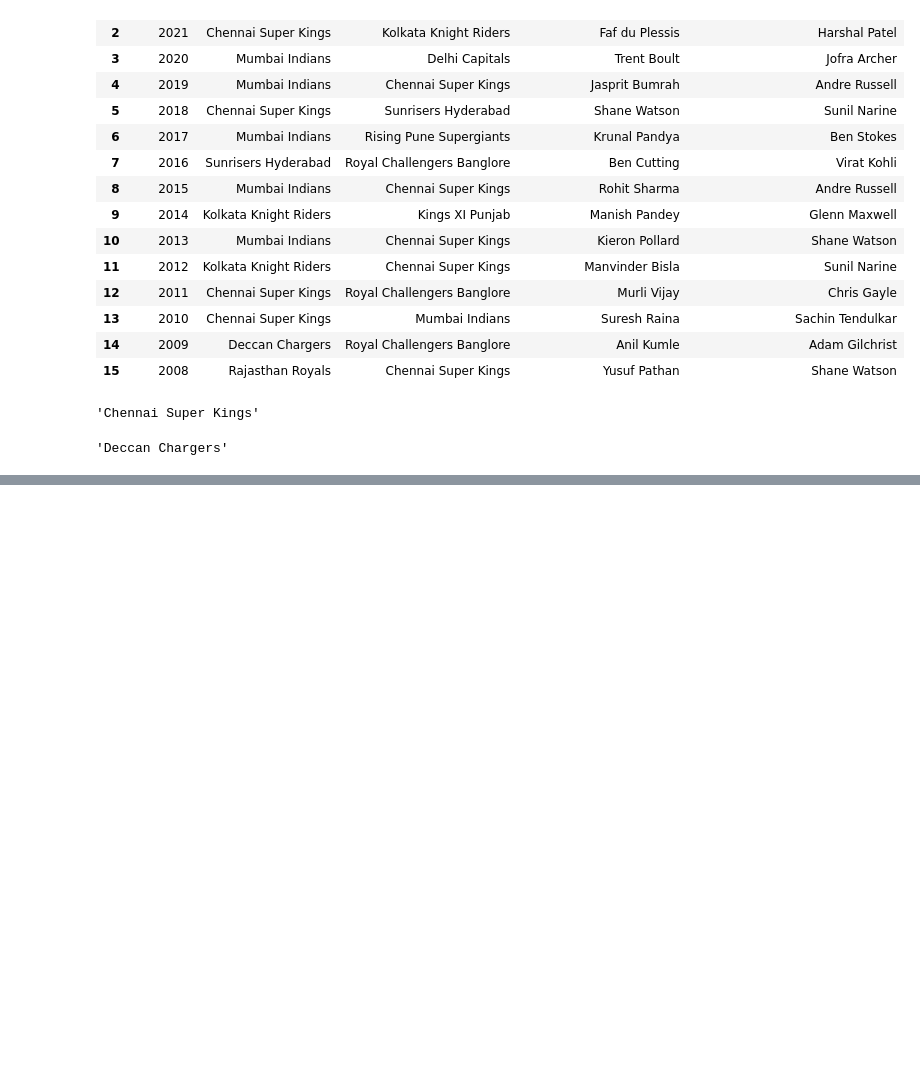
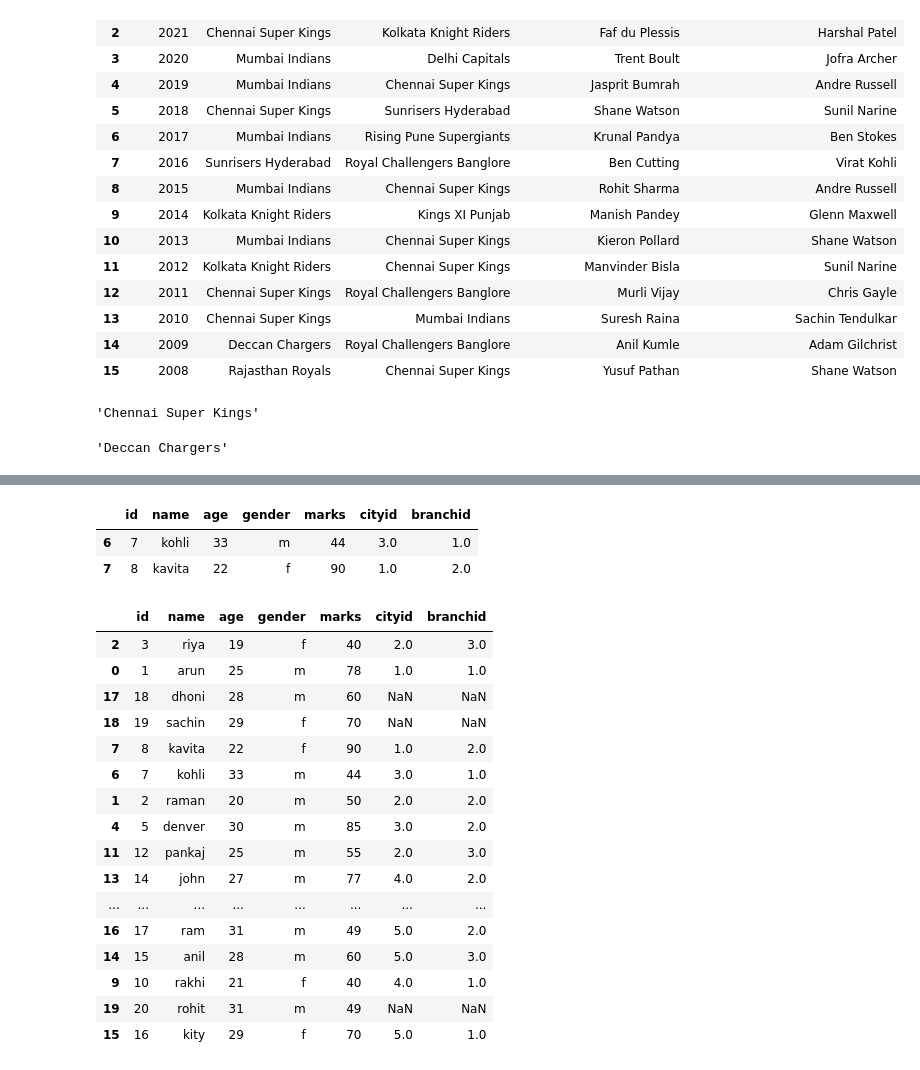
Before and after one commit to abhishekmorya1/DataScience, a Jupyter notebook: Prime/Pandas/pandas.ipynb, the cells around one changed output, grey strips where cells are left out. Saved outputs shown, nothing was run; the diff lists cells and outputs as text; code cells hidden in the pictures; blank space fills up the shorter version.

```diff
--- a/Prime/Pandas/pandas.ipynb
+++ b/Prime/Pandas/pandas.ipynb
@@ -167,0 +497,39 @@ df2["WINNER"][14]
+# %%
+data.sample(frac = .10)
+
+# The frac parameter specifies the fraction (percentage) of rows to return.
+# means 10% of the total rows.
+
+# Every time you run the code, you may get different rows because they are selected randomly.
+# %% [output]
+|  | id | name | age | gender | marks | cityid | branchid |
+| 6 | 7 | kohli | 33 | m | 44 | 3.0 | 1.0 |
+| 7 | 8 | kavita | 22 | f | 90 | 1.0 | 2.0 |
+# %%
+data.sample(frac = 1)
+
+# Return all rows in random order
+
+# | Method                   | Meaning                             |
+# | ------------------------ | ----------------------------------- |
+# | `data.sample(n=5)`       | Return exactly **5 random rows**    |
+# | `data.sample(frac=0.10)` | Return **10% of the total rows**    |
+# | `data.sample(frac=1)`    | Return **all rows** in random order |
+# %% [output]
+|  | id | name | age | gender | marks | cityid | branchid |
+| 2 | 3 | riya | 19 | f | 40 | 2.0 | 3.0 |
+| 0 | 1 | arun | 25 | m | 78 | 1.0 | 1.0 |
+| 17 | 18 | dhoni | 28 | m | 60 | NaN | NaN |
+| 18 | 19 | sachin | 29 | f | 70 | NaN | NaN |
+| 7 | 8 | kavita | 22 | f | 90 | 1.0 | 2.0 |
+| 6 | 7 | kohli | 33 | m | 44 | 3.0 | 1.0 |
+| 1 | 2 | raman | 20 | m | 50 | 2.0 | 2.0 |
+| 4 | 5 | denver | 30 | m | 85 | 3.0 | 2.0 |
+| 11 | 12 | pankaj | 25 | m | 55 | 2.0 | 3.0 |
+| 13 | 14 | john | 27 | m | 77 | 4.0 | 2.0 |
+| ... | ... | ... | ... | ... | ... | ... | ... |
+| 16 | 17 | ram | 31 | m | 49 | 5.0 | 2.0 |
+| 14 | 15 | anil | 28 | m | 60 | 5.0 | 3.0 |
+| 9 | 10 | rakhi | 21 | f | 40 | 4.0 | 1.0 |
+| 19 | 20 | rohit | 31 | m | 49 | NaN | NaN |
+| 15 | 16 | kity | 29 | f | 70 | 5.0 | 1.0 |
```
Also changed, not shown: parts of 56 cells of this notebook, 5 other files.
